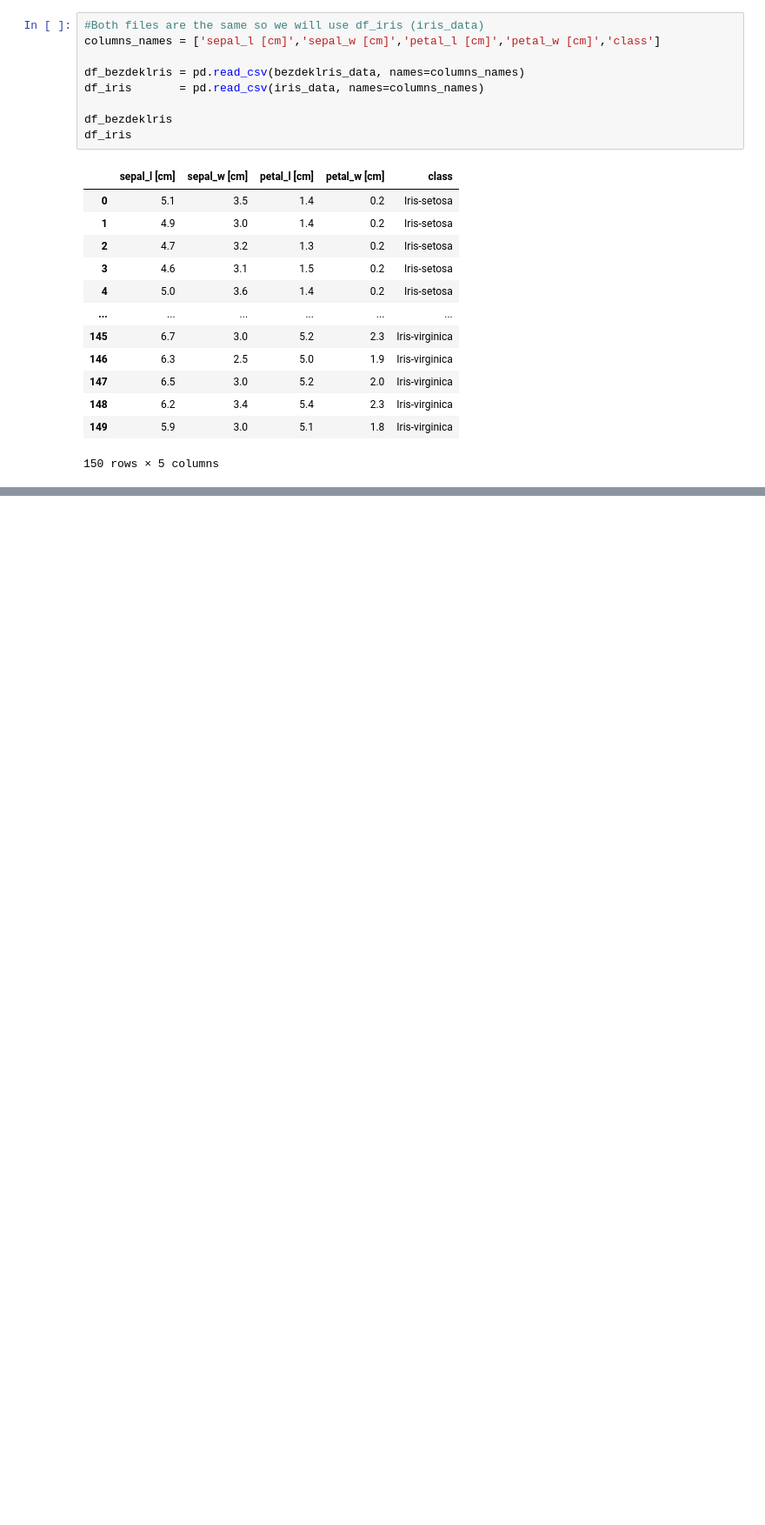
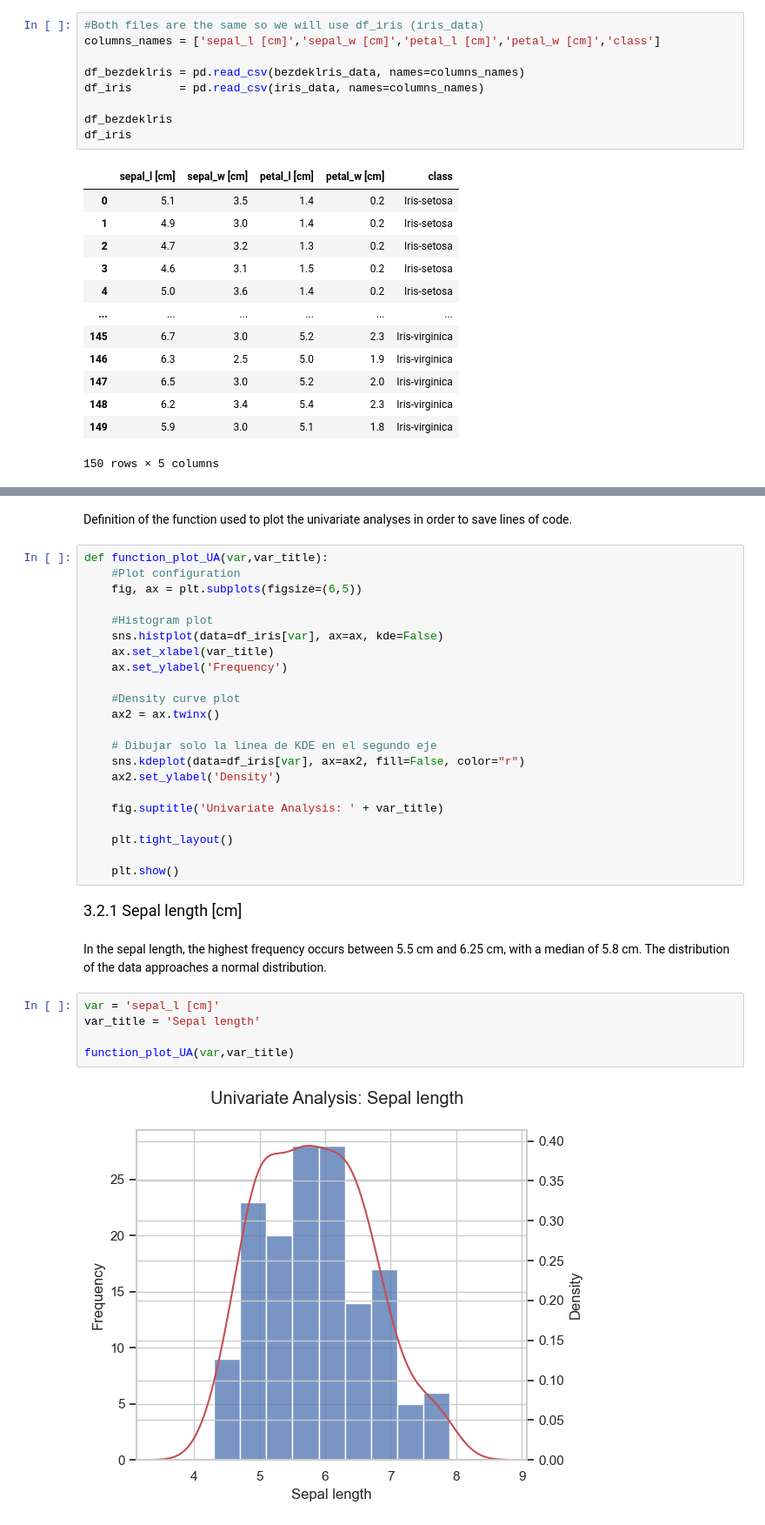
Before and after one commit to Meytacro/Iris-dataset-technical-test, a Jupyter notebook: scripts/main.ipynb, the cells around one changed output, grey strips where cells are left out. Shown at 87% size. Drawn from its saved outputs; the diff is of its cells as text; blank space fills up the shorter version.

Commit message:
Univariate Analysis

```diff
--- a/scripts/main.ipynb
+++ b/scripts/main.ipynb
@@ -177,0 +191,35 @@ df_virginica.head(1)
+# %% [markdown]
+Definition of the function used to plot the univariate analyses in order to save lines of code.
+# %%
+def function_plot_UA(var,var_title):
+    #Plot configuration
+    fig, ax = plt.subplots(figsize=(6,5))
+
+    #Histogram plot
+    sns.histplot(data=df_iris[var], ax=ax, kde=False)
+    ax.set_xlabel(var_title)
+    ax.set_ylabel('Frequency')
+
+    #Density curve plot
+    ax2 = ax.twinx()
+
+    # Dibujar solo la línea de KDE en el segundo eje
+    sns.kdeplot(data=df_iris[var], ax=ax2, fill=False, color="r")
+    ax2.set_ylabel('Density')
+
+    fig.suptitle('Univariate Analysis: ' + var_title)
+
+    plt.tight_layout()
+
+    plt.show()
+# %% [markdown]
+<font size="4">3.2.1 Sepal length [cm]</font>
+# %% [markdown]
+In the sepal length, the highest frequency occurs between 5.5 cm and 6.25 cm, with a median of 5.8 cm. The distribution of the data approaches a normal distribution.
+# %%
+var = 'sepal_l [cm]'
+var_title = 'Sepal length'
+
+function_plot_UA(var,var_title)
+# %% [output]
+[figure, added]
```
Also changed, not shown: parts of 41 cells of this notebook.
